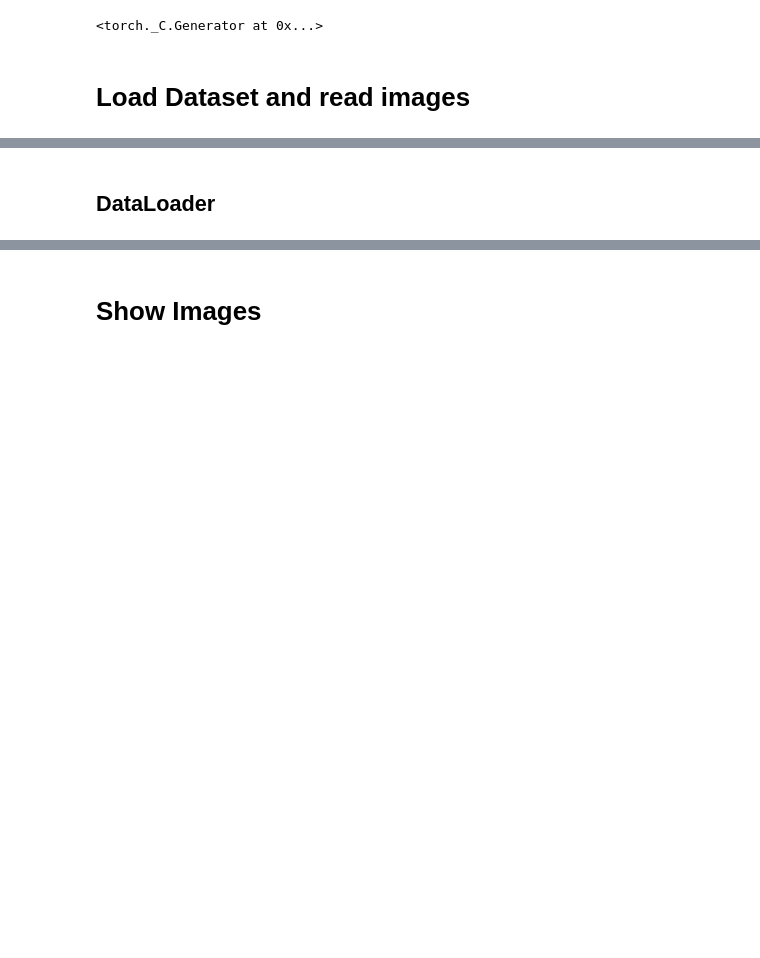
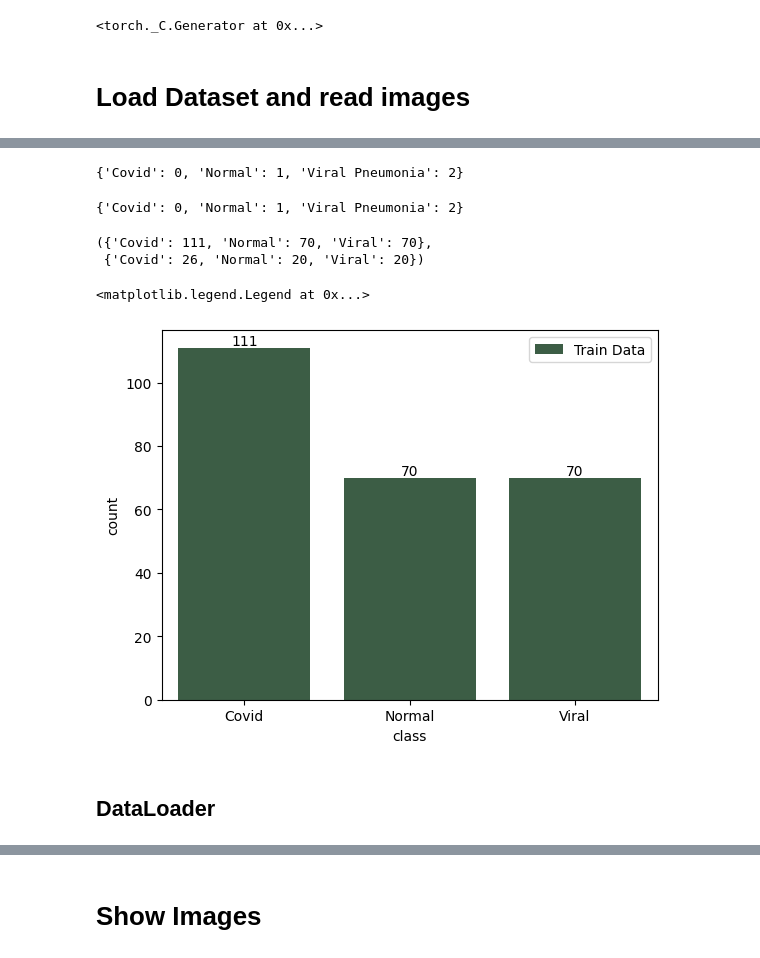
Before and after one commit to SayedMahdiMousavi/Covid_Detecion, a Jupyter notebook: resnet18_model.ipynb, the cells around one changed output, grey strips where cells are left out. Drawn from its saved outputs; the diff is of its cells as text; code cells hidden in the pictures; blank space fills up the shorter version.

```diff
--- a/resnet18_model.ipynb
+++ b/resnet18_model.ipynb
@@ -58,8 +73,45 @@ train_data = torchvision.datasets.ImageFolder('/content/drive/MyDrive/Datasets/C
 
 test_data = torchvision.datasets.ImageFolder('/content/drive/MyDrive/Datasets/Covid19-dataset/test',
                                             transform=test_transform)
-# %% [markdown]
-## DataLoader
+# %%
+print(train_data.class_to_idx)
+print(test_data.class_to_idx)
+# %% [output]
+{'Covid': 0, 'Normal': 1, 'Viral Pneumonia': 2}
+{'Covid': 0, 'Normal': 1, 'Viral Pneumonia': 2}
+# %%
+def count_class_img(dataset):
+    count_class = {'Covid': 0,
+                   'Normal': 0,
+                   'Viral': 0}
+
+    for i in dataset.imgs:
+        if i[1] == 0:
+            count_class['Covid'] += 1
+        elif i[1] == 1:
+            count_class['Normal'] += 1
+        else:
+            count_class['Viral'] += 1
+
+    # print(f'{count_class} => sum class={sum(count_class.values())}')
+    return count_class
+# %%
+count_class_img(train_data), count_class_img(test_data)
+# %% [output]
+({'Covid': 111, 'Normal': 70, 'Viral': 70},
+ {'Covid': 26, 'Normal': 20, 'Viral': 20})
+# %%
+df = count_class_img(train_data)
+df = pd.DataFrame({'class': df.keys(), 'count': df.values()})
+
+ax = sns.barplot(x='class', y='count', data=df, label='Train Data', color='#376242')
+ax.bar_label(ax.containers[0], fmt='%.0f')
+plt.legend()
+# %% [output]
+<matplotlib.legend.Legend at 0x...>
+[figure, added]
+# %% [markdown]
+## DataLoader
 # %%
 batch_size = 6
 
```
Also changed, not shown: parts of 30 cells of this notebook.
